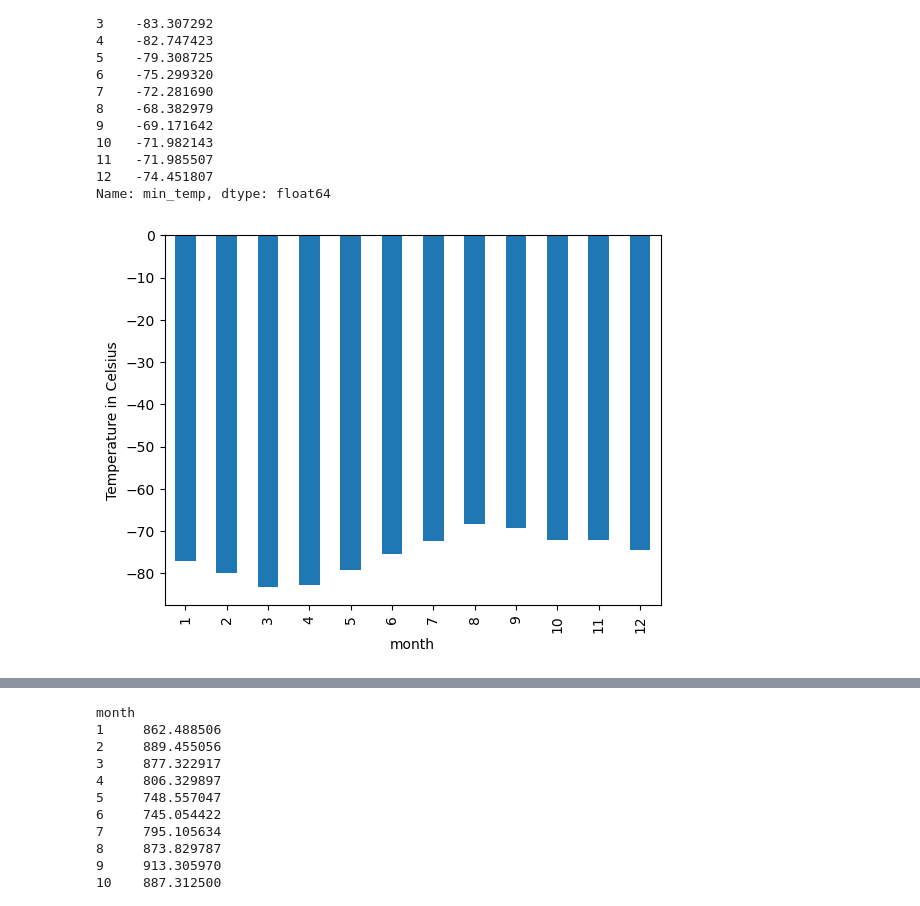
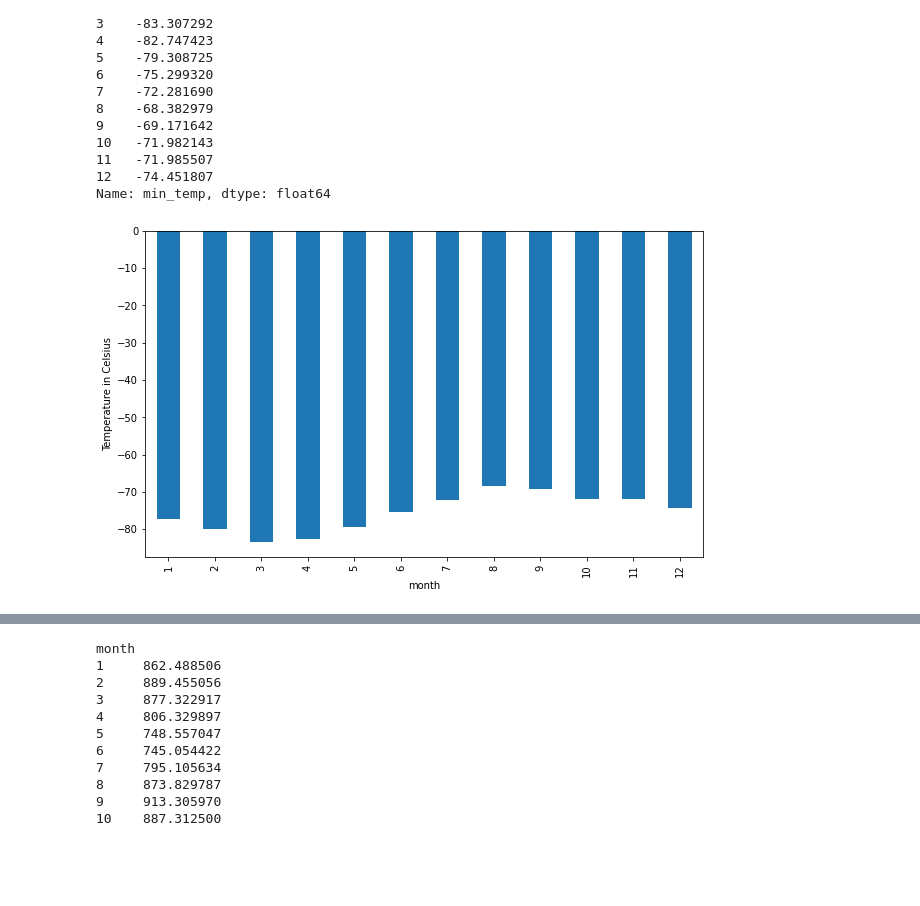
Before and after one commit to DeviBalao/data-collection-challenge, a Jupyter notebook: part_2_mars_weather.ipynb, the cells around one changed output, grey strips where cells are left out. Drawn from its saved outputs; the diff is of its cells as text; code cells hidden in the pictures; blank space fills up the shorter version.

```diff
--- a/part_2_mars_weather.ipynb
+++ b/part_2_mars_weather.ipynb
@@ -34,9 +34,7 @@ table = soup(html,'html.parser')
 # %%
 # Extract all column heading
 headings = table.find_all('th')
-column_heading=[]
-for heading in headings:
-    column_heading.append(heading.text)
+column_heading = [ heading.text for heading in headings ]
 column_heading
 # %% [output]
 ['id', 'terrestrial_date', 'sol', 'ls', 'month', 'min_temp', 'pressure']
@@ -195,6 +174,8 @@ Name: month, dtype: int64
 1867
 # %%
 # 3. What is the average low temperature by month?
+monthly_avg_low = mars_df.groupby('month')['min_temp'].mean()
+monthly_avg_low
 # %% [output]
 month
 1    -77.160920
@@ -212,5 +193,7 @@ month
 Name: min_temp, dtype: float64
 # %%
 # Plot the average temperature by month
+monthly_avg_low.plot(kind = 'bar',figsize = (10,6),ylabel = "Temperature in Celsius")
+plt.show()
 # %% [output]
-[figure, old version]
+[figure, new version]
```
Also changed, not shown: parts of 12 cells of this notebook, 2 other files.
